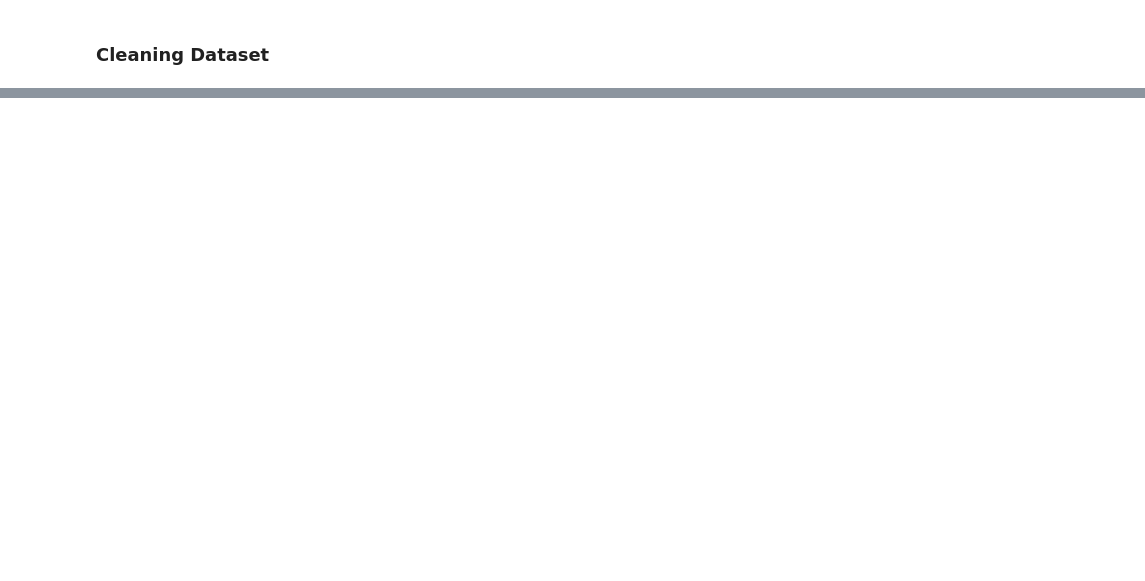
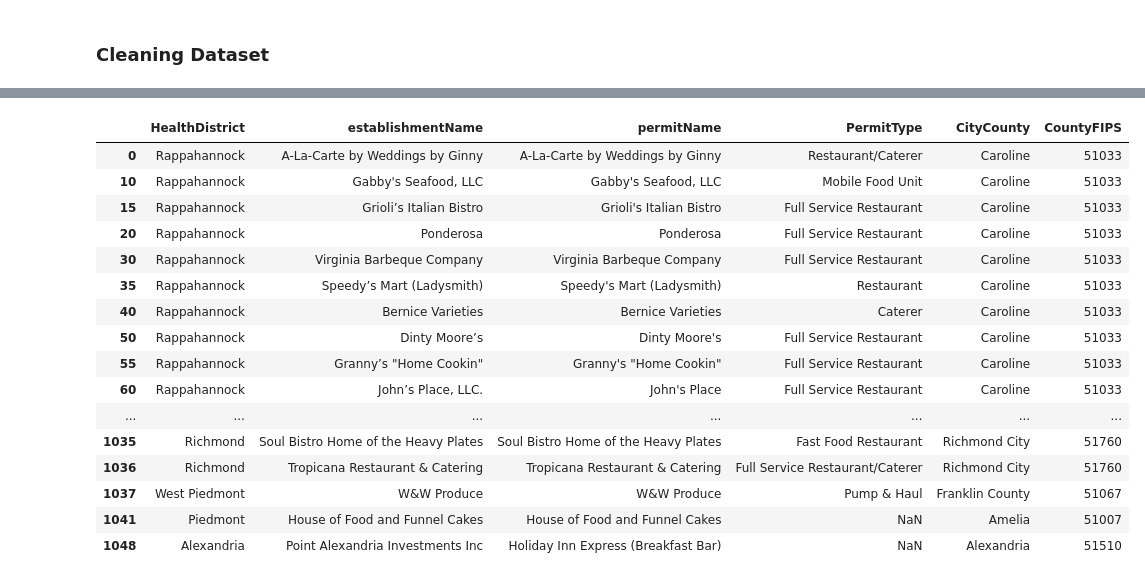
Before and after one commit to connorpepin/CMDA-Capstone, a Jupyter notebook: VDH.ipynb, the cells around one changed output, grey strips where cells are left out. Cells and saved outputs as stored; diff of their text form; code cells hidden in the pictures; blank space fills up the shorter version.

```diff
--- a/VDH.ipynb
+++ b/VDH.ipynb
@@ -280,0 +98,6 @@ Mean Absolute Error:  2.2297587835662793
+# %%
+locality = pd.read_csv('Locality-to-HD-to-HPR.csv')
+locality = locality.rename(columns={'Unnamed: 0': 'CityCounty', 'Unnamed: 1': 'CountyFIPS','Unnamed: 2': 'HealthDistrict'})
+locality = locality.drop(columns=["Unnamed: 3"])
+locality = locality.drop([0,1])
+locality
@@ -280,0 +118,27 @@ Mean Absolute Error:  2.2297587835662793
+# %%
+pd.set_option('display.max_rows', 500)
+pd.set_option('display.max_columns', 500)
+pd.set_option('display.width', 1000)
+
+
+merged = pd.merge(clean_vdh, locality, on="HealthDistrict")
+merged = merged.drop_duplicates(subset=["establishmentName", "permitName"])
+merged
+# %% [output]
+|  | HealthDistrict | establishmentName | permitName | PermitType | CityCounty | CountyFIPS |
+| 0 | Rappahannock | A-La-Carte by Weddings by Ginny | A-La-Carte by Weddings by Ginny | Restaurant/Caterer | Caroline | 51033 |
+| 10 | Rappahannock | Gabby's Seafood, LLC | Gabby's Seafood, LLC | Mobile Food Unit | Caroline | 51033 |
+| 15 | Rappahannock | Grioli’s Italian Bistro | Grioli's Italian Bistro | Full Service Restaurant | Caroline | 51033 |
+| 20 | Rappahannock | Ponderosa | Ponderosa | Full Service Restaurant | Caroline | 51033 |
+| 30 | Rappahannock | Virginia Barbeque Company | Virginia Barbeque Company | Full Service Restaurant | Caroline | 51033 |
+| 35 | Rappahannock | Speedy’s Mart (Ladysmith) | Speedy's Mart (Ladysmith) | Restaurant | Caroline | 51033 |
+| 40 | Rappahannock | Bernice Varieties | Bernice Varieties | Caterer | Caroline | 51033 |
+| 50 | Rappahannock | Dinty Moore’s | Dinty Moore's | Full Service Restaurant | Caroline | 51033 |
+| 55 | Rappahannock | Granny’s "Home Cookin" | Granny's "Home Cookin" | Full Service Restaurant | Caroline | 51033 |
+| 60 | Rappahannock | John’s Place, LLC. | John's Place | Full Service Restaurant | Caroline | 51033 |
+| ... | ... | ... | ... | ... | ... | ... |
+| 1035 | Richmond | Soul Bistro Home of the Heavy Plates | Soul Bistro Home of the Heavy Plates | Fast Food Restaurant | Richmond City | 51760 |
+| 1036 | Richmond | Tropicana Restaurant & Catering | Tropicana Restaurant & Catering | Full Service Restaurant/Caterer | Richmond City | 51760 |
+| 1037 | West Piedmont | W&W Produce | W&W Produce | Pump & Haul | Franklin County | 51067 |
+| 1041 | Piedmont | House of Food and Funnel Cakes | House of Food and Funnel Cakes | NaN | Amelia | 51007 |
+| 1048 | Alexandria | Point Alexandria Investments Inc | Holiday Inn Express (Breakfast Bar) | NaN | Alexandria | 51510 |
```
Also changed, not shown: parts of 45 cells of this notebook, 1 other file.
